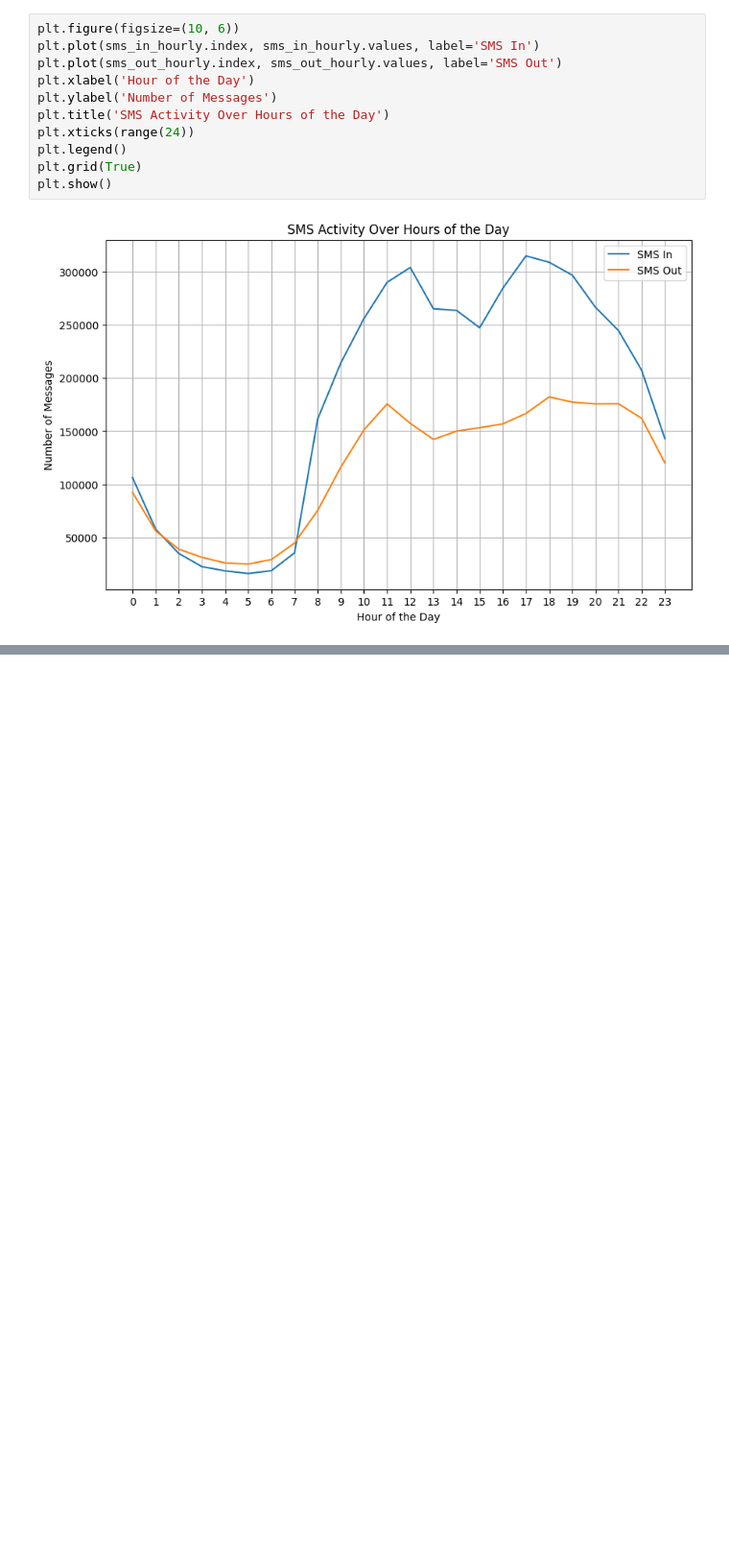
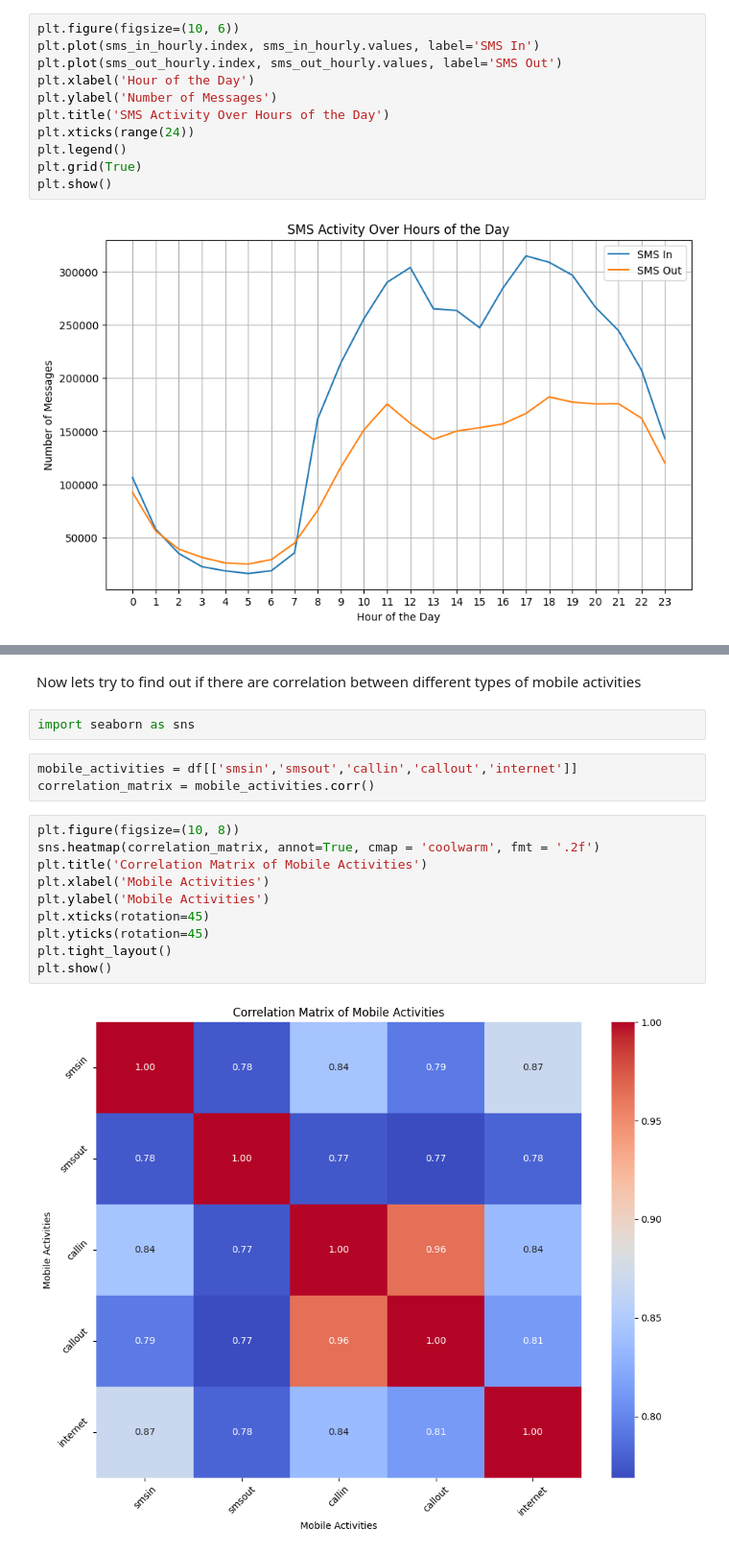
Before and after one commit to iamshahboz/Dataset, a Jupyter notebook: mobile_activity_in_city.ipynb, the cells around one changed output, grey strips where cells are left out. Shown at 96% size. Drawn from its saved outputs; the diff is of its cells as text; blank space fills up the shorter version.

```diff
--- a/mobile_activity_in_city.ipynb
+++ b/mobile_activity_in_city.ipynb
@@ -89,0 +111,19 @@ plt.show()
+# %% [markdown]
+Now lets try to find out if there are correlation between different types of mobile activities
+# %%
+import seaborn as sns
+# %%
+mobile_activities = df[['smsin','smsout','callin','callout','internet']]
+correlation_matrix = mobile_activities.corr()
+# %%
+plt.figure(figsize=(10, 8))
+sns.heatmap(correlation_matrix, annot=True, cmap = 'coolwarm', fmt = '.2f')
+plt.title('Correlation Matrix of Mobile Activities')
+plt.xlabel('Mobile Activities')
+plt.ylabel('Mobile Activities')
+plt.xticks(rotation=45)
+plt.yticks(rotation=45)
+plt.tight_layout()
+plt.show()
+# %% [output]
+[figure, added]
```
Also changed, not shown: parts of 5 cells of this notebook.
